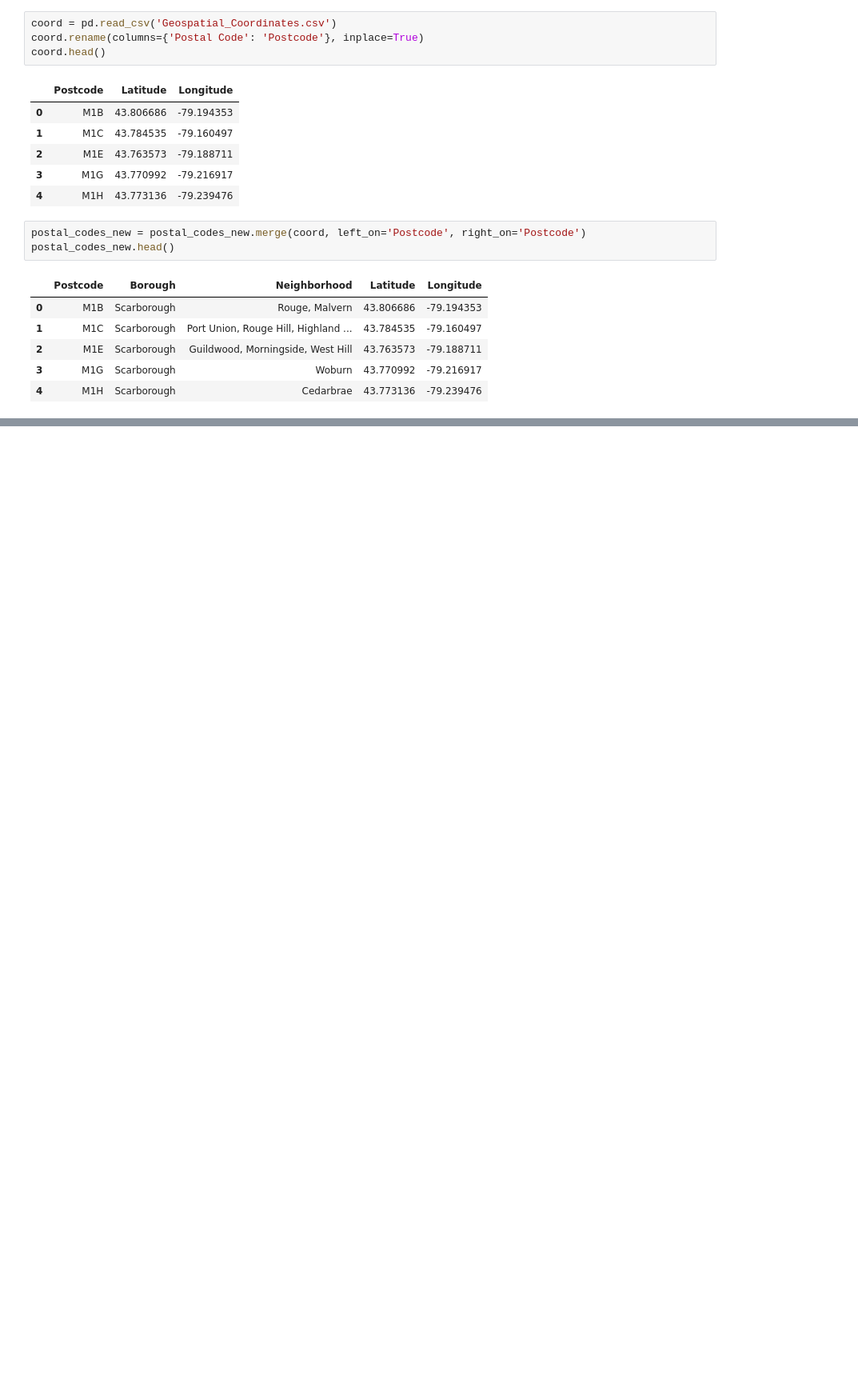
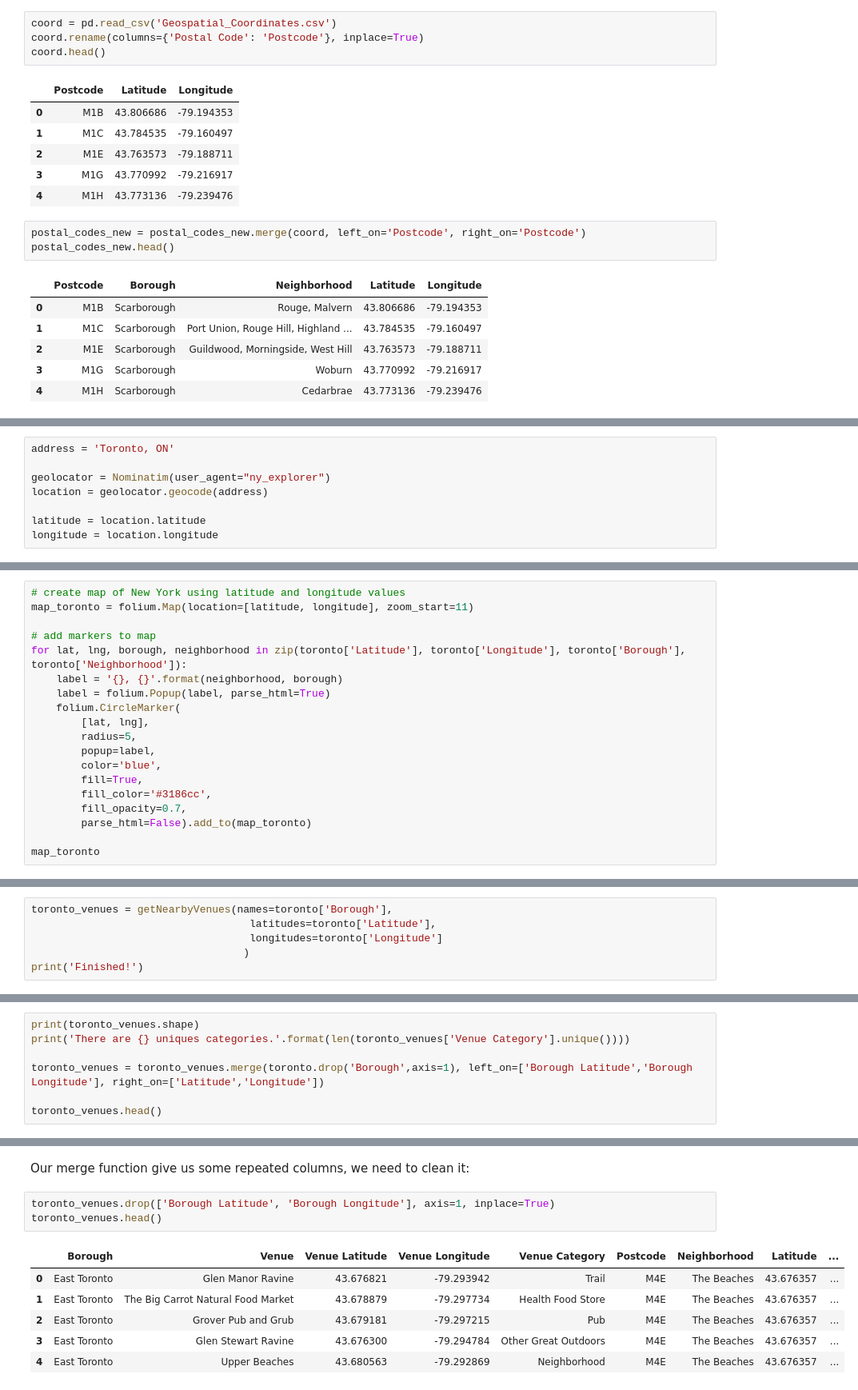
Before and after one commit to lucaspcarlini/Capstone-Repository, a Jupyter notebook: Toronto_Analysis.ipynb, the cells around one changed output, grey strips where cells are left out. Shown at 80% size. Cells and saved outputs as stored; diff of their text form; blank space fills up the shorter version.

```diff
--- a/Toronto_Analysis.ipynb
+++ b/Toronto_Analysis.ipynb
@@ -165,0 +202,8 @@ postal_codes_new.head()
+# %%
+address = 'Toronto, ON'
+
+geolocator = Nominatim(user_agent="ny_explorer")
+location = geolocator.geocode(address)
+
+latitude = location.latitude
+longitude = location.longitude
@@ -165,0 +212,19 @@ postal_codes_new.head()
+# %%
+# create map of New York using latitude and longitude values
+map_toronto = folium.Map(location=[latitude, longitude], zoom_start=11)
+
+# add markers to map
+for lat, lng, borough, neighborhood in zip(toronto['Latitude'], toronto['Longitude'], toronto['Borough'], toronto['Neighborhood']):
+    label = '{}, {}'.format(neighborhood, borough)
+    label = folium.Popup(label, parse_html=True)
+    folium.CircleMarker(
+        [lat, lng],
+        radius=5,
+        popup=label,
+        color='blue',
+        fill=True,
+        fill_color='#3186cc',
+        fill_opacity=0.7,
+        parse_html=False).add_to(map_toronto)
+
+map_toronto
@@ -165,0 +284,6 @@ postal_codes_new.head()
+# %%
+toronto_venues = getNearbyVenues(names=toronto['Borough'],
+                                   latitudes=toronto['Latitude'],
+                                   longitudes=toronto['Longitude']
+                                  )
+print('Finished!')
@@ -165,0 +294,7 @@ postal_codes_new.head()
+# %%
+print(toronto_venues.shape)
+print('There are {} uniques categories.'.format(len(toronto_venues['Venue Category'].unique())))
+
+toronto_venues = toronto_venues.merge(toronto.drop('Borough',axis=1), left_on=['Borough Latitude','Borough Longitude'], right_on=['Latitude','Longitude'])
+
+toronto_venues.head()
@@ -165,0 +310,12 @@ postal_codes_new.head()
+# %% [markdown]
+Our merge function give us some repeated columns, we need to clean it:
+# %%
+toronto_venues.drop(['Borough Latitude', 'Borough Longitude'], axis=1, inplace=True)
+toronto_venues.head()
+# %% [output]
+|  | Borough | Venue | Venue Latitude | Venue Longitude | Venue Category | Postcode | Neighborhood | Latitude | ... |
+| 0 | East Toronto | Glen Manor Ravine | 43.676821 | -79.293942 | Trail | M4E | The Beaches | 43.676357 | ... |
+| 1 | East Toronto | The Big Carrot Natural Food Market | 43.678879 | -79.297734 | Health Food Store | M4E | The Beaches | 43.676357 | ... |
+| 2 | East Toronto | Grover Pub and Grub | 43.679181 | -79.297215 | Pub | M4E | The Beaches | 43.676357 | ... |
+| 3 | East Toronto | Glen Stewart Ravine | 43.676300 | -79.294784 | Other Great Outdoors | M4E | The Beaches | 43.676357 | ... |
+| 4 | East Toronto | Upper Beaches | 43.680563 | -79.292869 | Neighborhood | M4E | The Beaches | 43.676357 | ... |
```
Also changed, not shown: parts of 22 cells of this notebook.
